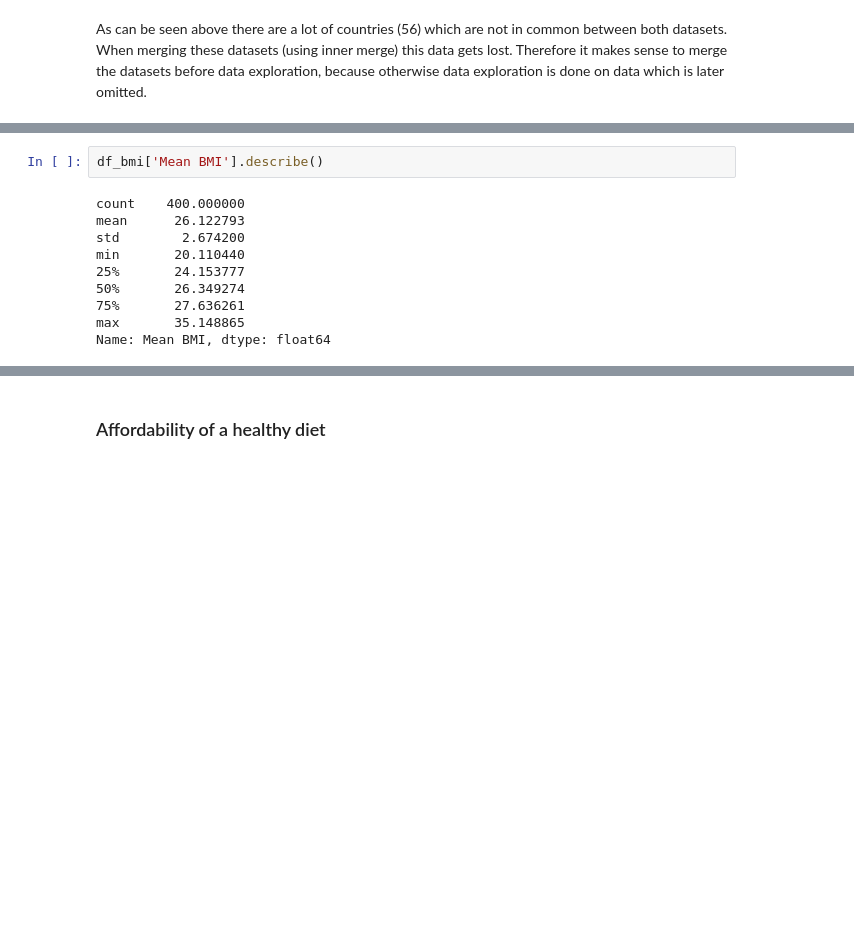
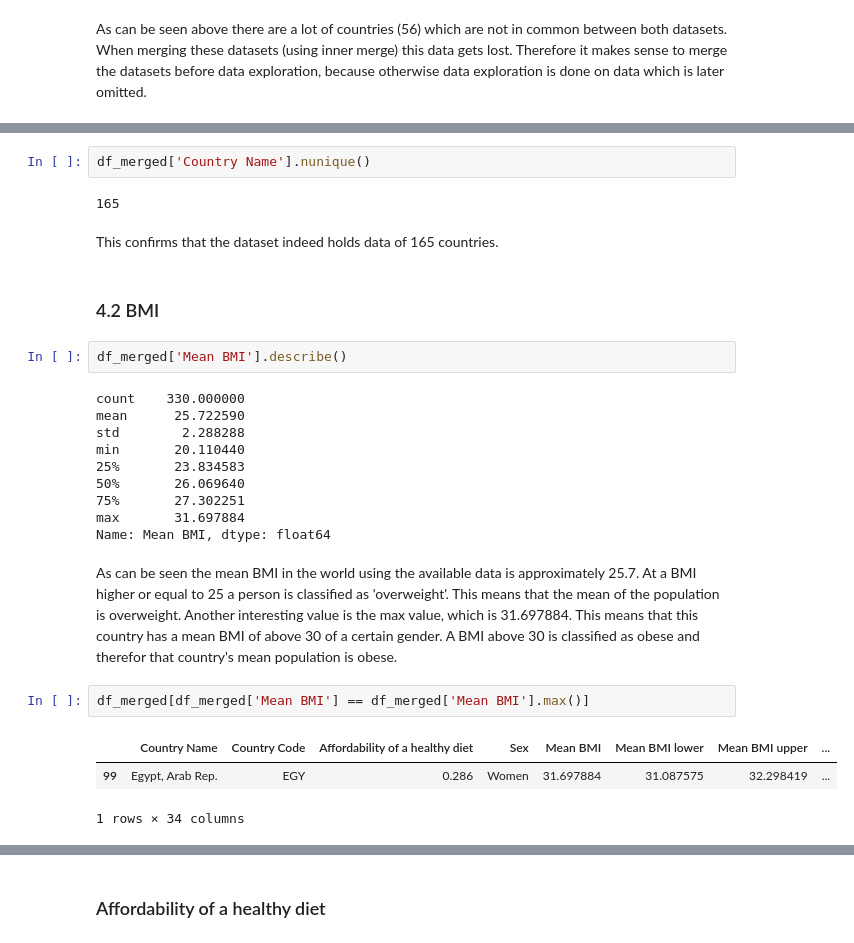
Before and after one commit to JobMaathuis/Affordability_healthy_diet_and_BMI, a Jupyter notebook: final_assignment.ipynb, the cells around one changed output, grey strips where cells are left out. Cells and saved outputs as stored; diff of their text form; blank space fills up the shorter version.

```diff
--- a/final_assignment.ipynb
+++ b/final_assignment.ipynb
@@ -127,12 +149,28 @@ print(df_bmi['Country/Region/World'].nunique())  # confirming that there are ind
+# %%
+df_merged['Country Name'].nunique()
+# %% [output]
+165
+# %% [markdown]
+This confirms that the dataset indeed holds data of 165 countries.
+# %% [markdown]
+### 4.2 BMI
 # %%
-df_bmi['Mean BMI'].describe()
+df_merged['Mean BMI'].describe()
 # %% [output]
-count    400.000000
-mean      26.122793
-std        2.674200
+count    330.000000
+mean      25.722590
+std        2.288288
 min       20.110440
-25%       24.153777
-50%       26.349274
-75%       27.636261
-max       35.148865
+25%       23.834583
+50%       26.069640
+75%       27.302251
+max       31.697884
 Name: Mean BMI, dtype: float64
+# %% [markdown]
+As can be seen the mean BMI in the world using the available data is approximately 25.7. At a BMI higher or equal to 25 a person is classified as 'overweight'. This means that the mean of the population is overweight. Another interesting value is the max value, which is 31.697884. This means that this country has a mean BMI of above 30 of a certain gender. A BMI above 30 is classified as obese and therefor that country's mean population is obese.
+# %%
+df_merged[df_merged['Mean BMI'] == df_merged['Mean BMI'].max()]
+# %% [output]
+|  | Country Name | Country Code | Affordability of a healthy diet | Sex | Mean BMI | Mean BMI lower | Mean BMI upper | ... |
+| 99 | Egypt, Arab Rep. | EGY | 0.286 | Women | 31.697884 | 31.087575 | 32.298419 | ... |
+1 rows × 34 columns
```
Also changed, not shown: parts of 21 cells of this notebook.
